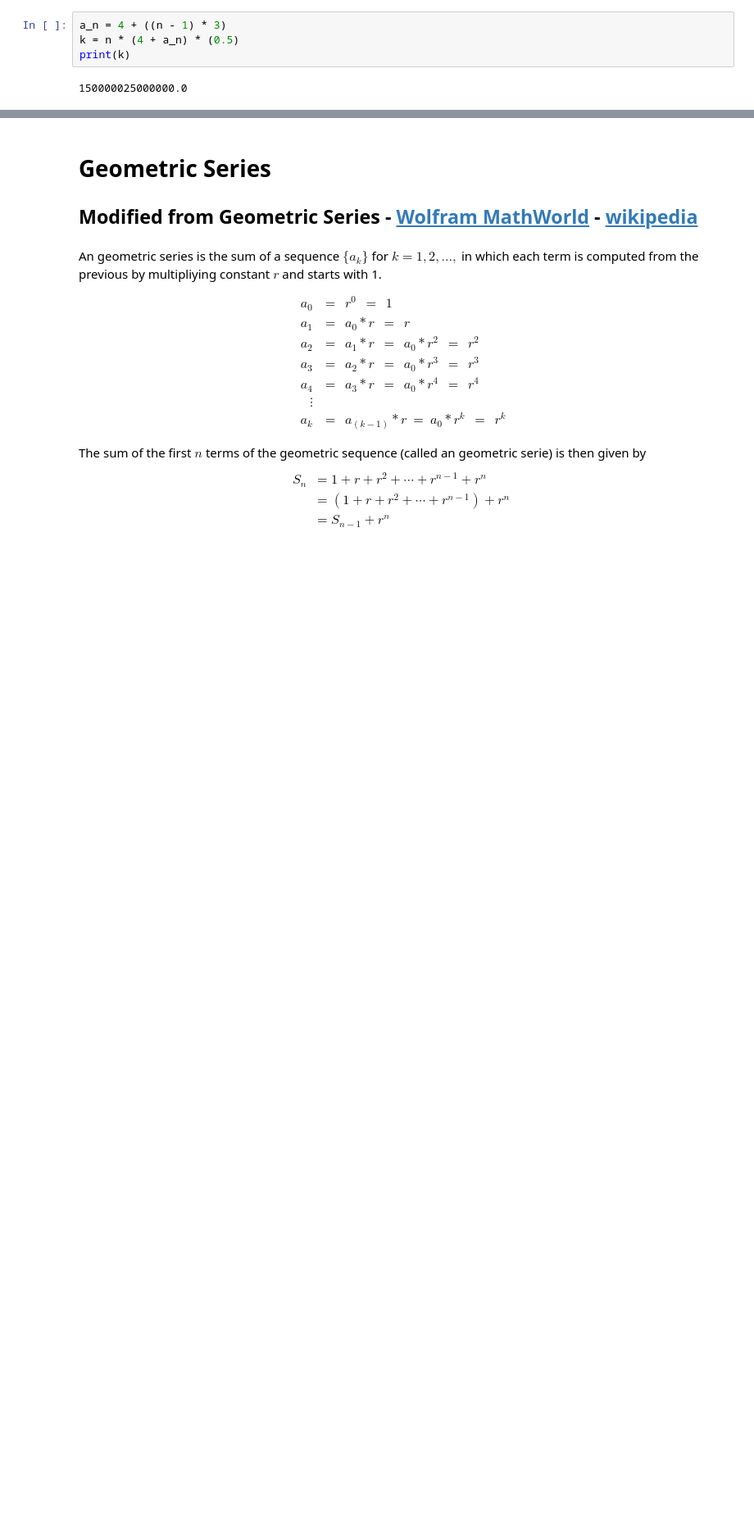
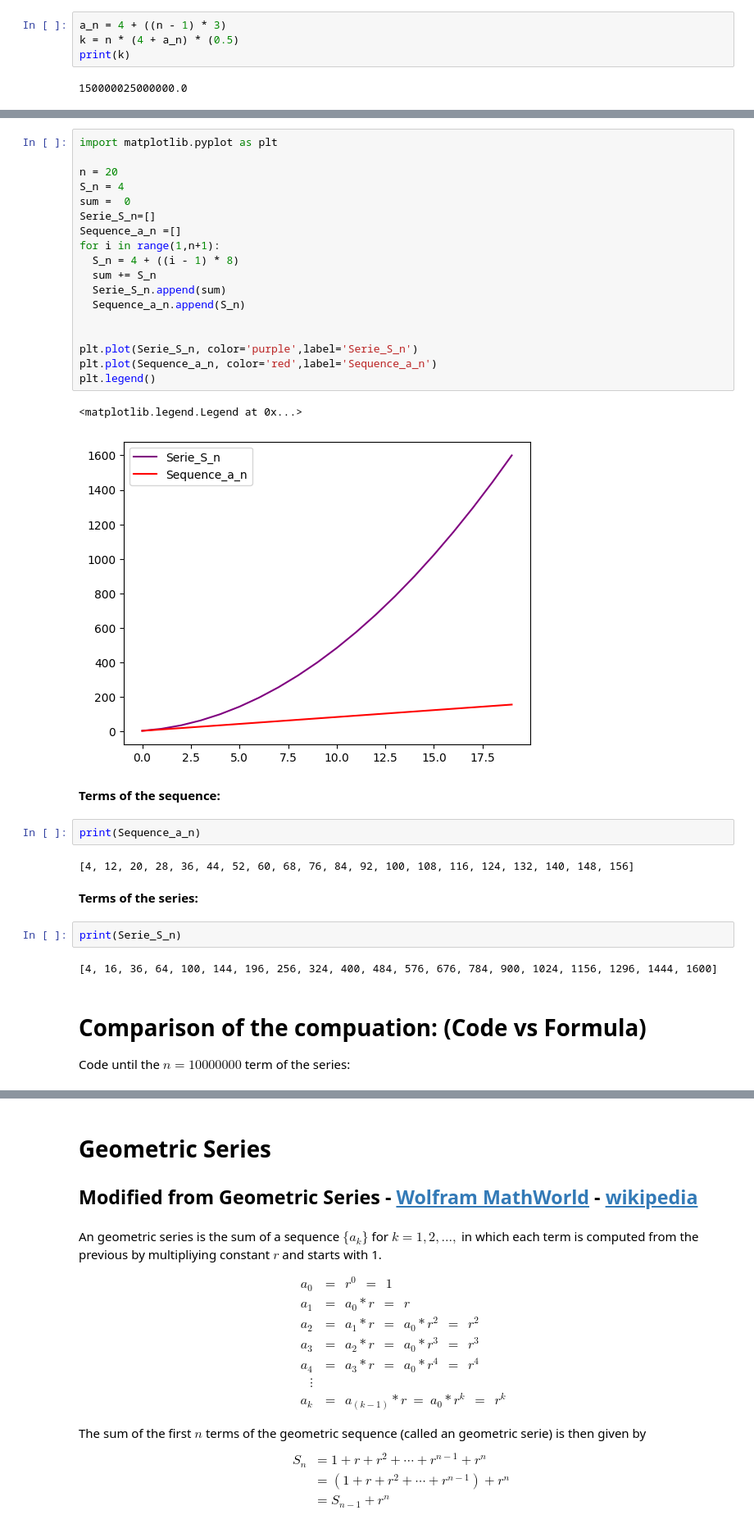
Before and after one commit to CarlosIvanMunozVillazon/MetNumUN2023II, a Jupyter notebook: Lab1/camunozvArithmeticSeriesGeometricSeriesPowerSums.ipynb, the cells around one changed output, grey strips where cells are left out. Shown at 82% size. Cells and saved outputs as stored; diff of their text form; blank space fills up the shorter version.

```diff
--- a/Lab1/camunozvArithmeticSeriesGeometricSeriesPowerSums.ipynb
+++ b/Lab1/camunozvArithmeticSeriesGeometricSeriesPowerSums.ipynb
@@ -303,0 +321,37 @@ print(k)
+# %%
+import matplotlib.pyplot as plt
+
+n = 20
+S_n = 4
+sum =  0
+Serie_S_n=[]
+Sequence_a_n =[]
+for i in range(1,n+1):
+  S_n = 4 + ((i - 1) * 8)
+  sum += S_n
+  Serie_S_n.append(sum)
+  Sequence_a_n.append(S_n)
+
+
+plt.plot(Serie_S_n, color='purple',label='Serie_S_n')
+plt.plot(Sequence_a_n, color='red',label='Sequence_a_n')
+plt.legend()
+# %% [output]
+<matplotlib.legend.Legend at 0x...>
+[figure, added]
+# %% [markdown]
+**Terms of the sequence:**
+# %%
+print(Sequence_a_n)
+# %% [output]
+[4, 12, 20, 28, 36, 44, 52, 60, 68, 76, 84, 92, 100, 108, 116, 124, 132, 140, 148, 156]
+# %% [markdown]
+**Terms of the series:**
+# %%
+print(Serie_S_n)
+# %% [output]
+[4, 16, 36, 64, 100, 144, 196, 256, 324, 400, 484, 576, 676, 784, 900, 1024, 1156, 1296, 1444, 1600]
+# %% [markdown]
+# Comparison of the compuation: (Code vs Formula)
+
+Code until the $n=10000000$ term of the series:
```
Also changed, not shown: parts of 19 cells of this notebook.
